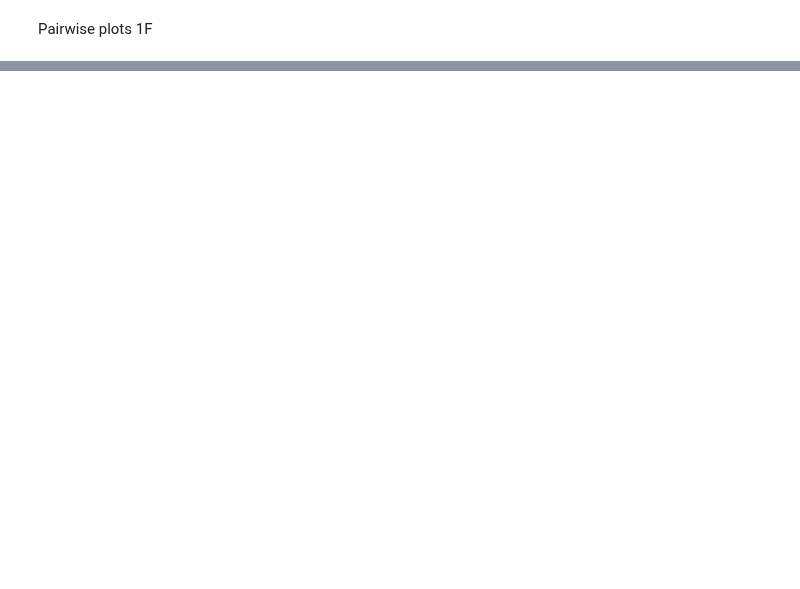
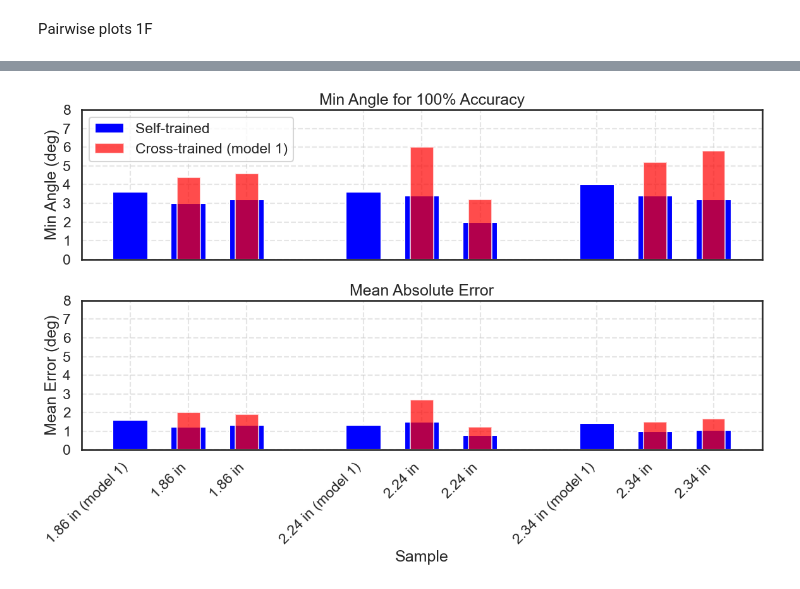
Before and after one commit to neuralengatberkeley/Strain-Sensor-, a Jupyter notebook: Code/analysis/reapplication_analysis_TO_4_22_25.ipynb, the cells around one changed output, grey strips where cells are left out. Cells and saved outputs as stored; diff of their text form; code cells hidden in the pictures; blank space fills up the shorter version.

```diff
--- a/Code/analysis/reapplication_analysis_TO_4_22_25.ipynb
+++ b/Code/analysis/reapplication_analysis_TO_4_22_25.ipynb
@@ -239,3 +237,7 @@ ADC normalized bw 0-1. ADC max:  1.0 ADC min:  0.0
+# %%
+g.plot_compact_pairwise_comparison(pairwise_min_accuracy, pairwise_abs_error, xlabel_flat, ylim=(0, 8))
+# %% [output]
+[figure, added]
 # %%
 i = 6; j = 6 # dataset 1 is a bad test dataset
 g = bender_class()
```
Also changed, not shown: parts of 5 cells of this notebook, 5 other files.
